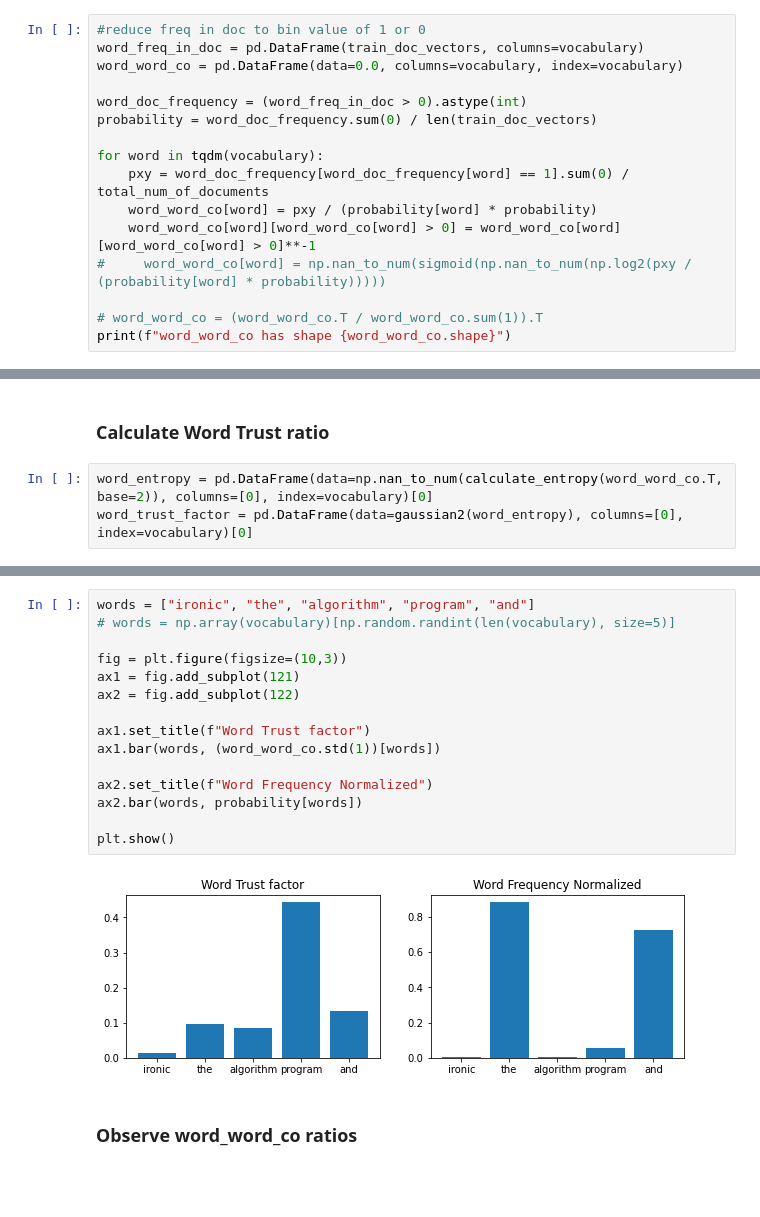
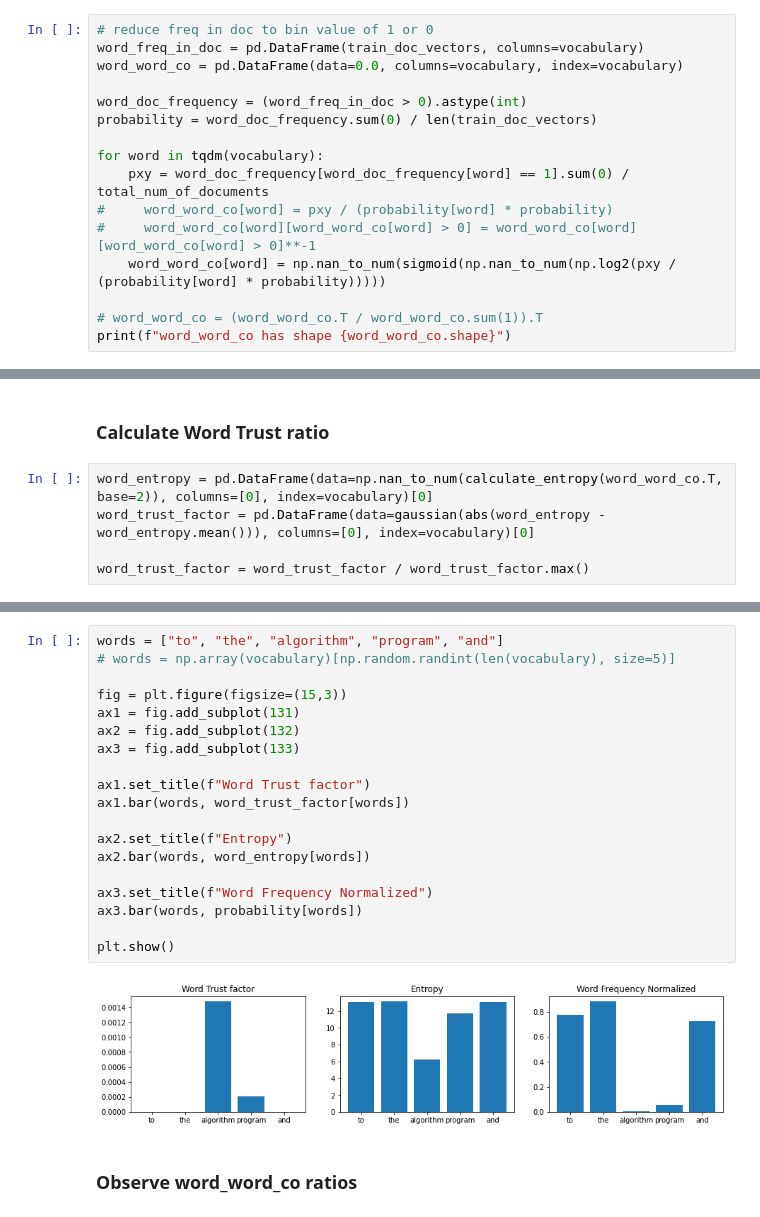
Before and after one commit to iamr0b0tx/topic_modeler, a Jupyter notebook: topic_modeler - latent_space.ipynb, the cells around one changed output, grey strips where cells are left out. Drawn from its saved outputs; the diff is of its cells as text; blank space fills up the shorter version.

```diff
--- a/topic_modeler - latent_space.ipynb
+++ b/topic_modeler - latent_space.ipynb
@@ -110,7 +110,7 @@ print(f"{total_num_of_documents} train_docs")
 # %% [markdown]
 ### Word-Word Ratio
 # %%
-#reduce freq in doc to bin value of 1 or 0
+# reduce freq in doc to bin value of 1 or 0
 word_freq_in_doc = pd.DataFrame(train_doc_vectors, columns=vocabulary)
 word_word_co = pd.DataFrame(data=0.0, columns=vocabulary, index=vocabulary)
 
@@ -119,9 +119,9 @@ probability = word_doc_frequency.sum(0) / len(train_doc_vectors)
 
 for word in tqdm(vocabulary):
     pxy = word_doc_frequency[word_doc_frequency[word] == 1].sum(0) / total_num_of_documents
-    word_word_co[word] = pxy / (probability[word] * probability)
-    word_word_co[word][word_word_co[word] > 0] = word_word_co[word][word_word_co[word] > 0]**-1
-#     word_word_co[word] = np.nan_to_num(sigmoid(np.nan_to_num(np.log2(pxy / (probability[word] * probability)))))
+#     word_word_co[word] = pxy / (probability[word] * probability)
+#     word_word_co[word][word_word_co[word] > 0] = word_word_co[word][word_word_co[word] > 0]**-1
+    word_word_co[word] = np.nan_to_num(sigmoid(np.nan_to_num(np.log2(pxy / (probability[word] * probability)))))
 
 # word_word_co = (word_word_co.T / word_word_co.sum(1)).T
 print(f"word_word_co has shape {word_word_co.shape}")
@@ -141,4 +141,6 @@ word_word_co.head()
 ### Calculate Word Trust ratio
 # %%
 word_entropy = pd.DataFrame(data=np.nan_to_num(calculate_entropy(word_word_co.T, base=2)), columns=[0], index=vocabulary)[0]
-word_trust_factor = pd.DataFrame(data=gaussian2(word_entropy), columns=[0], index=vocabulary)[0]
+word_trust_factor = pd.DataFrame(data=gaussian(abs(word_entropy - word_entropy.mean())), columns=[0], index=vocabulary)[0]
+
+word_trust_factor = word_trust_factor / word_trust_factor.max()
@@ -170,19 +147,23 @@ Name: 0, Length: 9116, dtype: float64
 # %%
-words = ["ironic", "the", "algorithm", "program", "and"]
+words = ["to", "the", "algorithm", "program", "and"]
 # words = np.array(vocabulary)[np.random.randint(len(vocabulary), size=5)]
 
-fig = plt.figure(figsize=(10,3))
-ax1 = fig.add_subplot(121)
-ax2 = fig.add_subplot(122)
+fig = plt.figure(figsize=(15,3))
+ax1 = fig.add_subplot(131)
+ax2 = fig.add_subplot(132)
+ax3 = fig.add_subplot(133)
 
 ax1.set_title(f"Word Trust factor")
-ax1.bar(words, (word_word_co.std(1))[words])
+ax1.bar(words, word_trust_factor[words])
 
-ax2.set_title(f"Word Frequency Normalized")
-ax2.bar(words, probability[words])
+ax2.set_title(f"Entropy")
+ax2.bar(words, word_entropy[words])
+
+ax3.set_title(f"Word Frequency Normalized")
+ax3.bar(words, probability[words])
 
 plt.show()
 # %% [output]
-[figure, old version]
+[figure, new version]
 # %% [markdown]
 ### Observe word_word_co ratios
```
Also changed, not shown: parts of 10 cells of this notebook.
